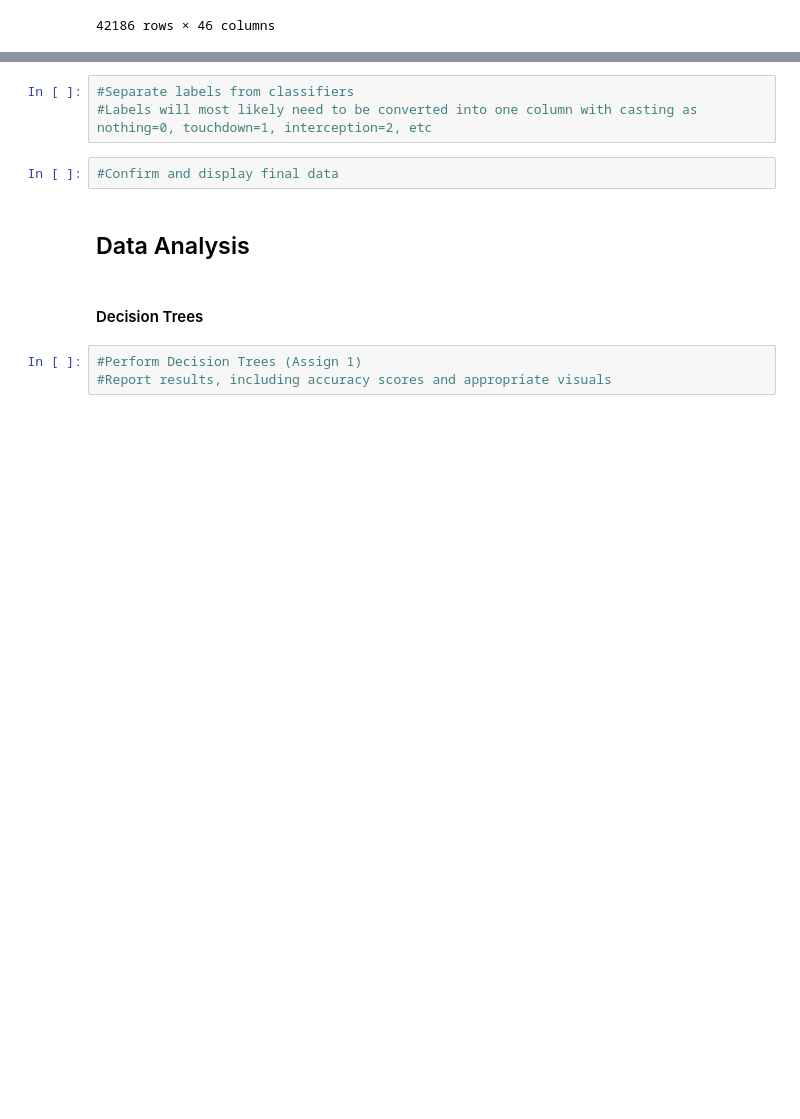
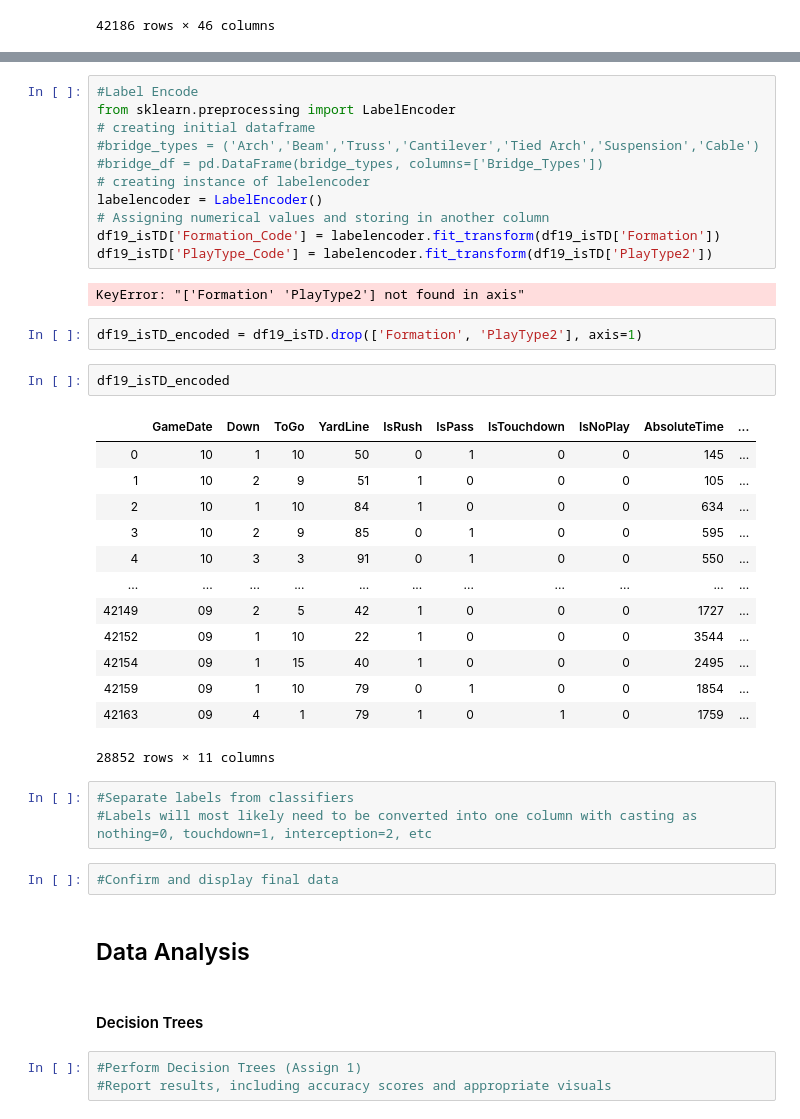
Before and after one commit to BryceHolladay/dataanalproj, a Jupyter notebook: Data Analytics Project.ipynb, the cells around one changed output, grey strips where cells are left out. Cells and saved outputs as stored; diff of their text form; blank space fills up the shorter version.

```diff
--- a/Data Analytics Project.ipynb
+++ b/Data Analytics Project.ipynb
@@ -83,3 +170,34 @@ df19.drop(['Quarter', 'Minute', 'Second', 'GameId'], axis=1)
+# %%
+#Label Encode
+from sklearn.preprocessing import LabelEncoder
+# creating initial dataframe
+#bridge_types = ('Arch','Beam','Truss','Cantilever','Tied Arch','Suspension','Cable')
+#bridge_df = pd.DataFrame(bridge_types, columns=['Bridge_Types'])
+# creating instance of labelencoder
+labelencoder = LabelEncoder()
+# Assigning numerical values and storing in another column
+df19_isTD['Formation_Code'] = labelencoder.fit_transform(df19_isTD['Formation'])
+df19_isTD['PlayType_Code'] = labelencoder.fit_transform(df19_isTD['PlayType2'])
+# %% [output]
+KeyError: "['Formation' 'PlayType2'] not found in axis"
+# %%
+df19_isTD_encoded = df19_isTD.drop(['Formation', 'PlayType2'], axis=1)
+# %%
+df19_isTD_encoded
+# %% [output]
+|  | GameDate | Down | ToGo | YardLine | IsRush | IsPass | IsTouchdown | IsNoPlay | AbsoluteTime | ... |
+| 0 | 10 | 1 | 10 | 50 | 0 | 1 | 0 | 0 | 145 | ... |
+| 1 | 10 | 2 | 9 | 51 | 1 | 0 | 0 | 0 | 105 | ... |
+| 2 | 10 | 1 | 10 | 84 | 1 | 0 | 0 | 0 | 634 | ... |
+| 3 | 10 | 2 | 9 | 85 | 0 | 1 | 0 | 0 | 595 | ... |
+| 4 | 10 | 3 | 3 | 91 | 0 | 1 | 0 | 0 | 550 | ... |
+| ... | ... | ... | ... | ... | ... | ... | ... | ... | ... | ... |
+| 42149 | 09 | 2 | 5 | 42 | 1 | 0 | 0 | 0 | 1727 | ... |
+| 42152 | 09 | 1 | 10 | 22 | 1 | 0 | 0 | 0 | 3544 | ... |
+| 42154 | 09 | 1 | 15 | 40 | 1 | 0 | 0 | 0 | 2495 | ... |
+| 42159 | 09 | 1 | 10 | 79 | 0 | 1 | 0 | 0 | 1854 | ... |
+| 42163 | 09 | 4 | 1 | 79 | 1 | 0 | 1 | 0 | 1759 | ... |
+28852 rows × 11 columns
 # %%
 #Separate labels from classifiers
 #Labels will most likely need to be converted into one column with casting as nothing=0, touchdown=1, interception=2, etc
```
Also changed, not shown: parts of 9 cells of this notebook.
